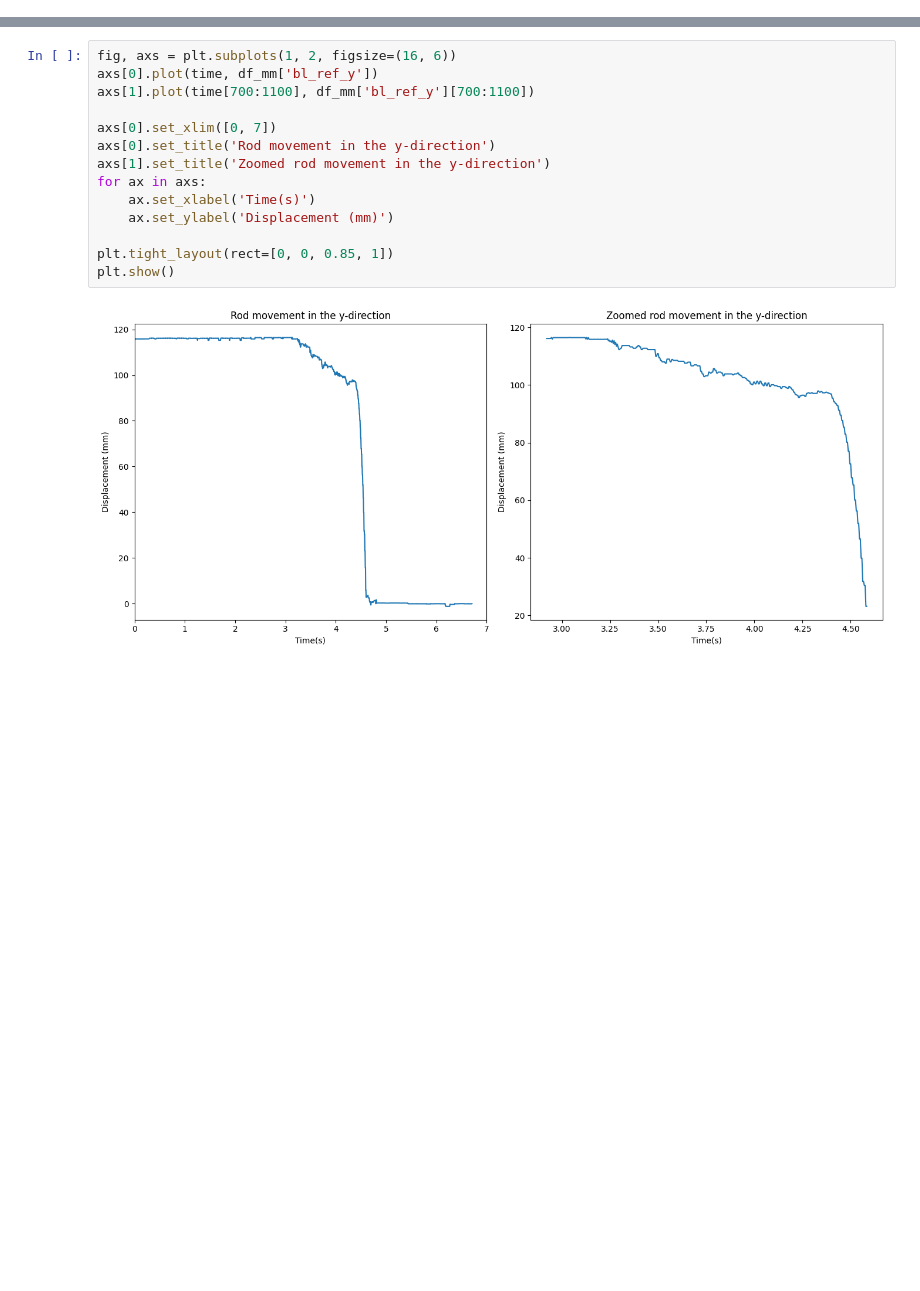
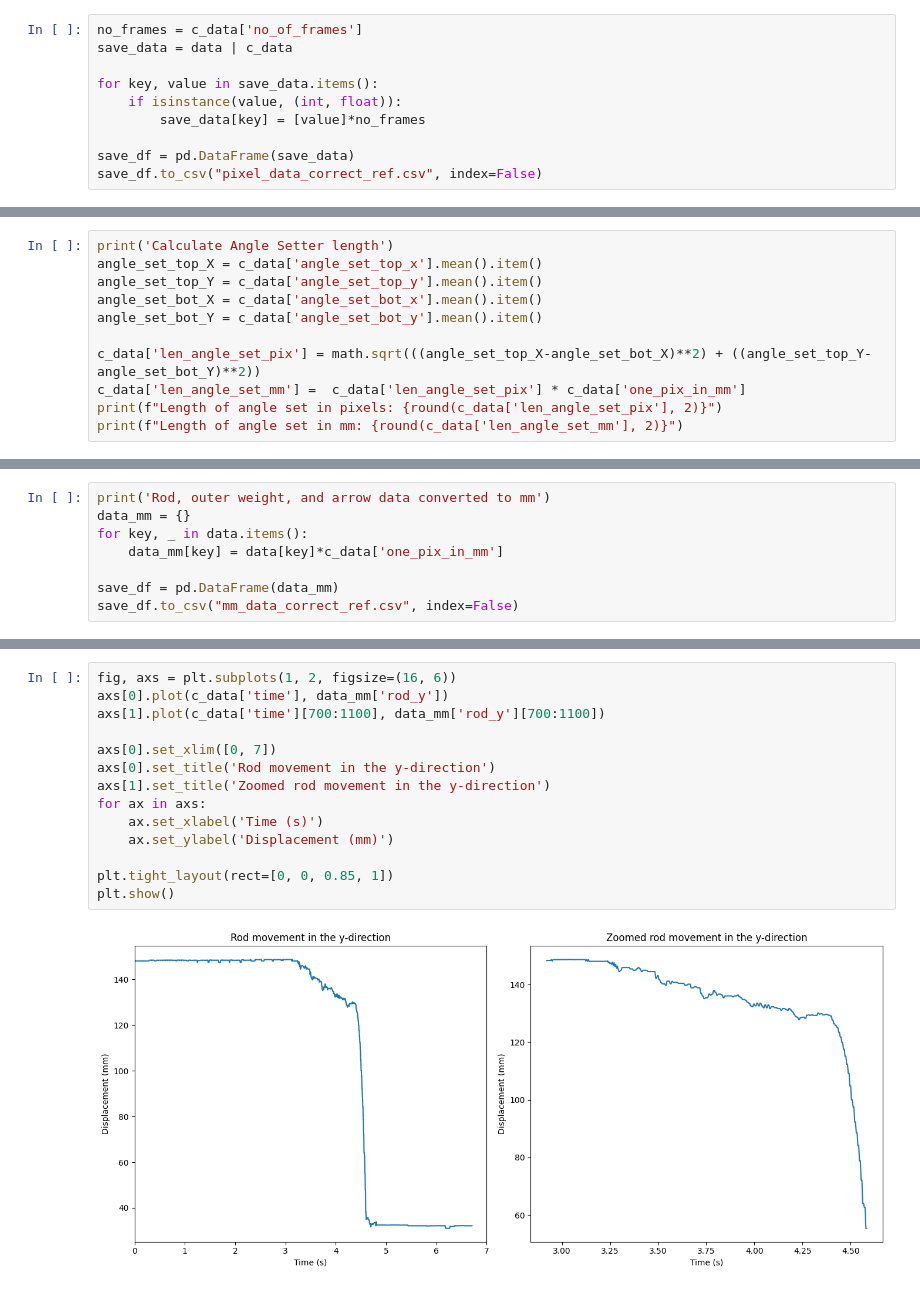
Before and after one commit to pran872/PDW, a Jupyter notebook: analyse_data.ipynb, the cells around one changed output, grey strips where cells are left out. Saved outputs shown, nothing was run; the diff lists cells and outputs as text; blank space fills up the shorter version.

```diff
--- a/analyse_data.ipynb
+++ b/analyse_data.ipynb
@@ -73 +155,11 @@ This means that the origin is the final walker point
+# %%
+no_frames = c_data['no_of_frames']
+save_data = data | c_data
+
+for key, value in save_data.items():
+    if isinstance(value, (int, float)):
+        save_data[key] = [value]*no_frames
+
+save_df = pd.DataFrame(save_data)
+save_df.to_csv("pixel_data_correct_ref.csv", index=False)
 # %%
@@ -105,2 +183,13 @@ Left end of the mat coords: (1376.36, 730.33)
 Length of mat in pixels: 130.56 pixels
 One pixel in mm: 0.3 mm
+# %%
+print('Calculate Angle Setter length')
+angle_set_top_X = c_data['angle_set_top_x'].mean().item()
+angle_set_top_Y = c_data['angle_set_top_y'].mean().item()
+angle_set_bot_X = c_data['angle_set_bot_x'].mean().item()
+angle_set_bot_Y = c_data['angle_set_bot_y'].mean().item()
+
+c_data['len_angle_set_pix'] = math.sqrt(((angle_set_top_X-angle_set_bot_X)**2) + ((angle_set_top_Y-angle_set_bot_Y)**2))
+c_data['len_angle_set_mm'] =  c_data['len_angle_set_pix'] * c_data['one_pix_in_mm']
+print(f"Length of angle set in pixels: {round(c_data['len_angle_set_pix'], 2)}")
+print(f"Length of angle set in mm: {round(c_data['len_angle_set_mm'], 2)}")
@@ -106,0 +200,8 @@ One pixel in mm: 0.3 mm
+# %%
+print('Rod, outer weight, and arrow data converted to mm')
+data_mm = {}
+for key, _ in data.items():
+    data_mm[key] = data[key]*c_data['one_pix_in_mm']
+
+save_df = pd.DataFrame(data_mm)
+save_df.to_csv("mm_data_correct_ref.csv", index=False)
@@ -107,19 +210,19 @@ One pixel in mm: 0.3 mm
 # %%
 fig, axs = plt.subplots(1, 2, figsize=(16, 6))
-axs[0].plot(time, df_mm['bl_ref_y'])
-axs[1].plot(time[700:1100], df_mm['bl_ref_y'][700:1100])
+axs[0].plot(c_data['time'], data_mm['rod_y'])
+axs[1].plot(c_data['time'][700:1100], data_mm['rod_y'][700:1100])
 
 axs[0].set_xlim([0, 7])
 axs[0].set_title('Rod movement in the y-direction')
 axs[1].set_title('Zoomed rod movement in the y-direction')
 for ax in axs:
-    ax.set_xlabel('Time(s)')
+    ax.set_xlabel('Time (s)')
     ax.set_ylabel('Displacement (mm)')
 
 plt.tight_layout(rect=[0, 0, 0.85, 1])
 plt.show()
 # %% [output]
-[figure, old version]
+[figure, new version]
 # %%
 # Energy Calcs
 # PE Calc
```
Also changed, not shown: parts of 12 cells of this notebook, 4 other files.
